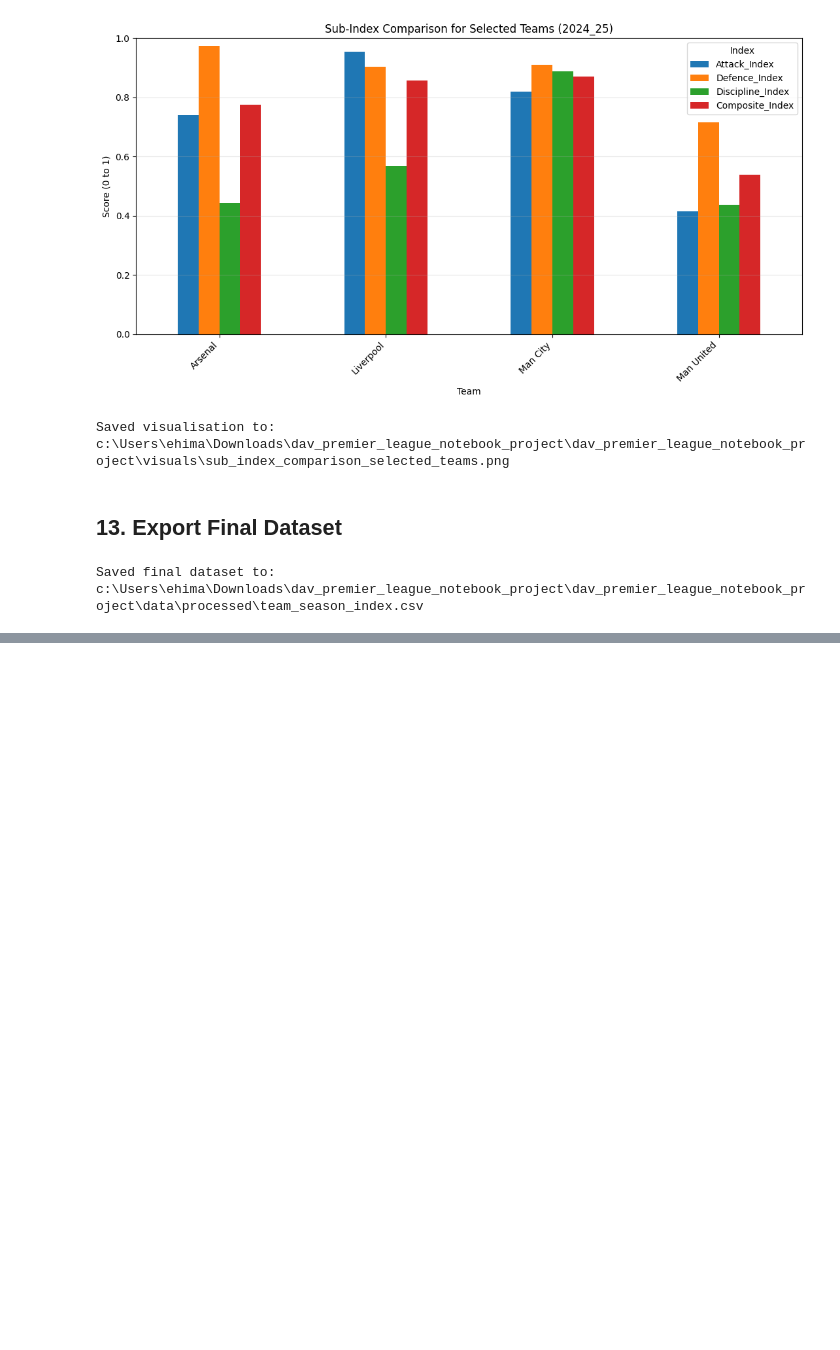
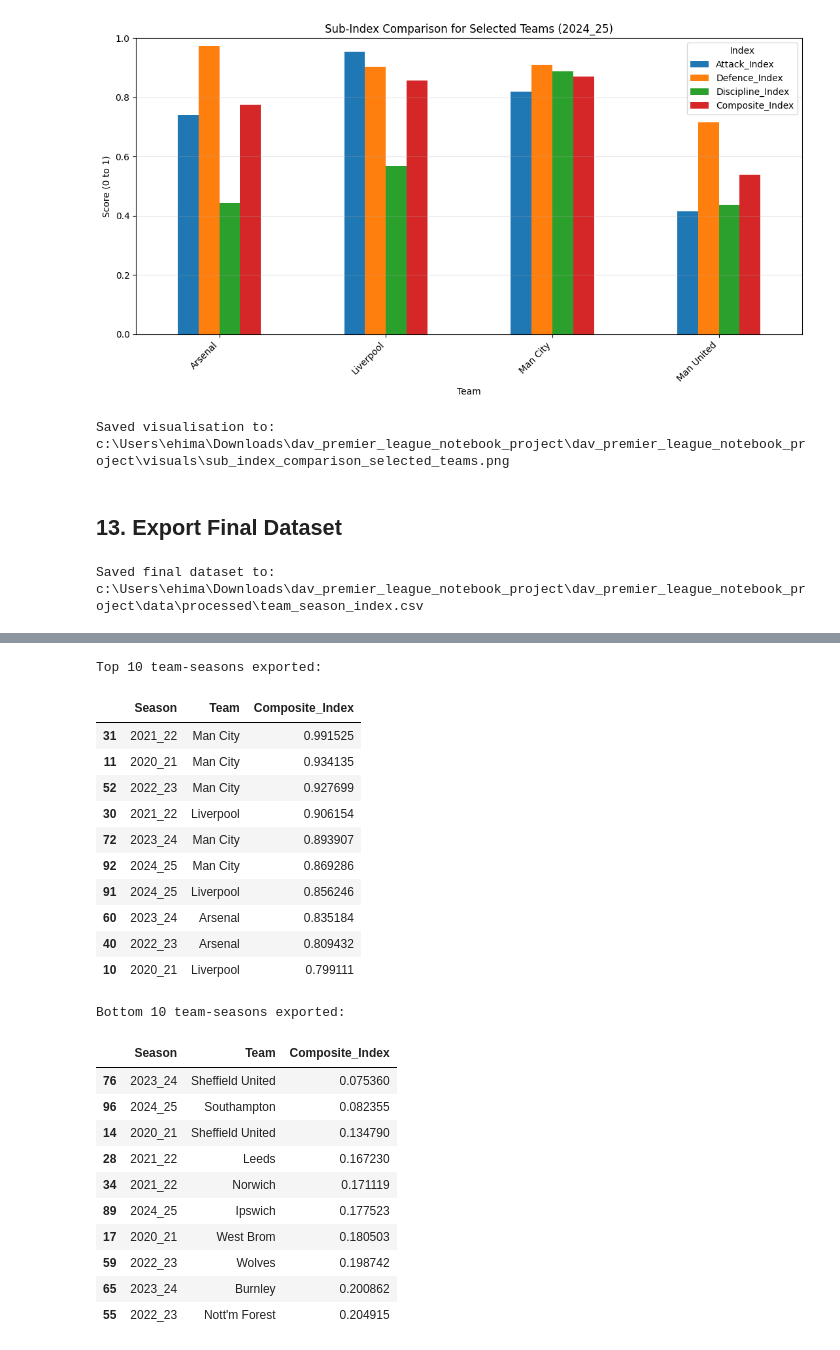
Before and after one commit to MichaelAtagamen/premier-league-performance-index, a Jupyter notebook: notebooks/01_premier_league_index.ipynb, the cells around one changed output, grey strips where cells are left out. Cells and saved outputs as stored; diff of their text form; code cells hidden in the pictures; blank space fills up the shorter version.

```diff
--- a/notebooks/01_premier_league_index.ipynb
+++ b/notebooks/01_premier_league_index.ipynb
@@ -729,0 +770,41 @@ Saved final dataset to: c:\Users\ehima\Downloads\dav_premier_league_notebook_pro
+# %%
+# Export top and bottom ranked team-seasons
+
+final_df = pd.read_csv(PROCESSED_DIR / "team_season_index.csv")
+
+top_10 = final_df.sort_values("Composite_Index", ascending=False).head(10)
+bottom_10 = final_df.sort_values("Composite_Index", ascending=True).head(10)
+
+top_10.to_csv(PROCESSED_DIR / "top_10_team_seasons.csv", index=False)
+bottom_10.to_csv(PROCESSED_DIR / "bottom_10_team_seasons.csv", index=False)
+
+print("Top 10 team-seasons exported:")
+display(top_10[["Season", "Team", "Composite_Index"]].head(10))
+
+print("Bottom 10 team-seasons exported:")
+display(bottom_10[["Season", "Team", "Composite_Index"]].head(10))
+# %% [output]
+Top 10 team-seasons exported:
+|  | Season | Team | Composite_Index |
+| 31 | 2021_22 | Man City | 0.991525 |
+| 11 | 2020_21 | Man City | 0.934135 |
+| 52 | 2022_23 | Man City | 0.927699 |
+| 30 | 2021_22 | Liverpool | 0.906154 |
+| 72 | 2023_24 | Man City | 0.893907 |
+| 92 | 2024_25 | Man City | 0.869286 |
+| 91 | 2024_25 | Liverpool | 0.856246 |
+| 60 | 2023_24 | Arsenal | 0.835184 |
+| 40 | 2022_23 | Arsenal | 0.809432 |
+| 10 | 2020_21 | Liverpool | 0.799111 |
+Bottom 10 team-seasons exported:
+|  | Season | Team | Composite_Index |
+| 76 | 2023_24 | Sheffield United | 0.075360 |
+| 96 | 2024_25 | Southampton | 0.082355 |
+| 14 | 2020_21 | Sheffield United | 0.134790 |
+| 28 | 2021_22 | Leeds | 0.167230 |
+| 34 | 2021_22 | Norwich | 0.171119 |
+| 89 | 2024_25 | Ipswich | 0.177523 |
+| 17 | 2020_21 | West Brom | 0.180503 |
+| 59 | 2022_23 | Wolves | 0.198742 |
+| 65 | 2023_24 | Burnley | 0.200862 |
+| 55 | 2022_23 | Nott'm Forest | 0.204915 |
```
Also changed, not shown: parts of 6 cells of this notebook.
